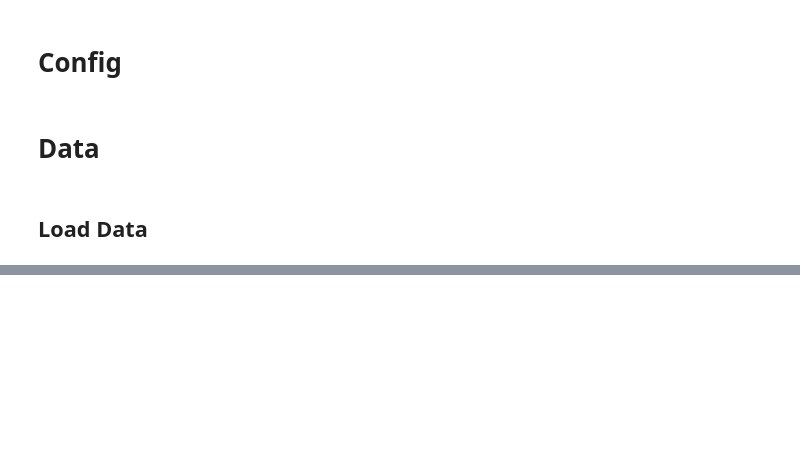
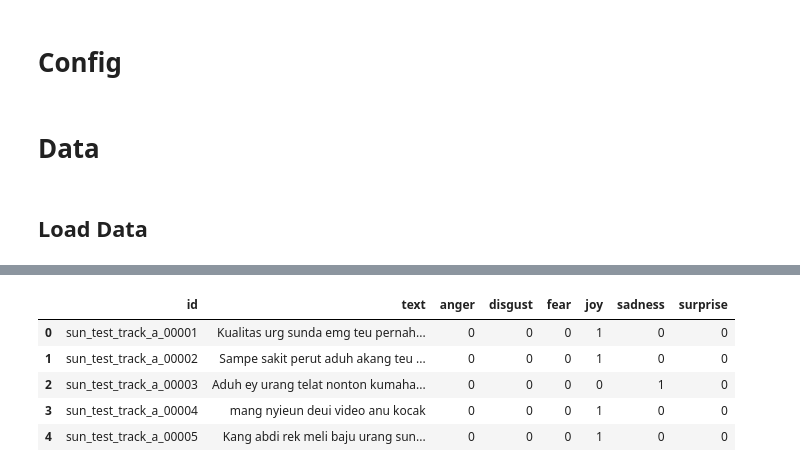
Before and after one commit to alxxtexxr/SemEval2025_Task11, a Jupyter notebook: Track_A_sun_OpenAI_API_Submission.ipynb, the cells around one changed output, grey strips where cells are left out. Drawn from its saved outputs; the diff is of its cells as text; code cells hidden in the pictures; blank space fills up the shorter version.

```diff
--- a/Track_A_sun_OpenAI_API_Submission.ipynb
+++ b/Track_A_sun_OpenAI_API_Submission.ipynb
@@ -230,19 +33,0 @@ Do not omit any emotion expressed in the TEXT.
-# %%
-def predict(text):
-    completion = client.chat.completions.create(
-        model="gpt-4o",
-        # model="gpt-4o-mini",
-        messages=[
-            # {"role": "system", "content": "You are a helpful assistant."},
-            {
-                "role": "user",
-                'content': prompt.format(text=text),
-            },
-        ],
-        max_tokens=300,
-    )
-    return completion.choices[0].message.content
-
-def one_hot_encode_emotions(emotions, emotion_cols):
-    one_hot_emotion = [1 if emotion_col in emotions else 0 for emotion_col in emotion_cols]
-    return one_hot_emotion
@@ -379,7 +170,0 @@ F1 Macro: 0.6289592760180996
-# %%
-dev_df = pd.read_csv('data/public_data_dev/track_a/dev/sun.csv')
-emotion_cols = [col for col in dev_df.columns if col not in ['Unnamed: 0', 'text', 'emotion', 'id']]
-
-print("Dev DF size:", len(dev_df))
-print("Emotion columns:", emotion_cols)
-dev_df.head()
@@ -463,3 +171,11 @@ This is a multi-label classification task, meaning there will always be one or m
 # %%
-dev_df[emotion_cols] = y_pred
+df[emotion_cols] = y_pred
+df.head()
+# %% [output]
+|  | id | text | anger | disgust | fear | joy | sadness | surprise |
+| 0 | sun_test_track_a_00001 | Kualitas urg sunda emg teu pernah... | 0 | 0 | 0 | 1 | 0 | 0 |
+| 1 | sun_test_track_a_00002 | Sampe sakit perut aduh akang teu ... | 0 | 0 | 0 | 1 | 0 | 0 |
+| 2 | sun_test_track_a_00003 | Aduh ey urang telat nonton kumaha... | 0 | 0 | 0 | 0 | 1 | 0 |
+| 3 | sun_test_track_a_00004 | mang nyieun deui video anu kocak | 0 | 0 | 0 | 1 | 0 | 0 |
+| 4 | sun_test_track_a_00005 | Kang abdi rek meli baju urang sun... | 0 | 0 | 0 | 1 | 0 | 0 |
 # %%
```
Also changed, not shown: parts of 16 cells of this notebook, 4 other files.
